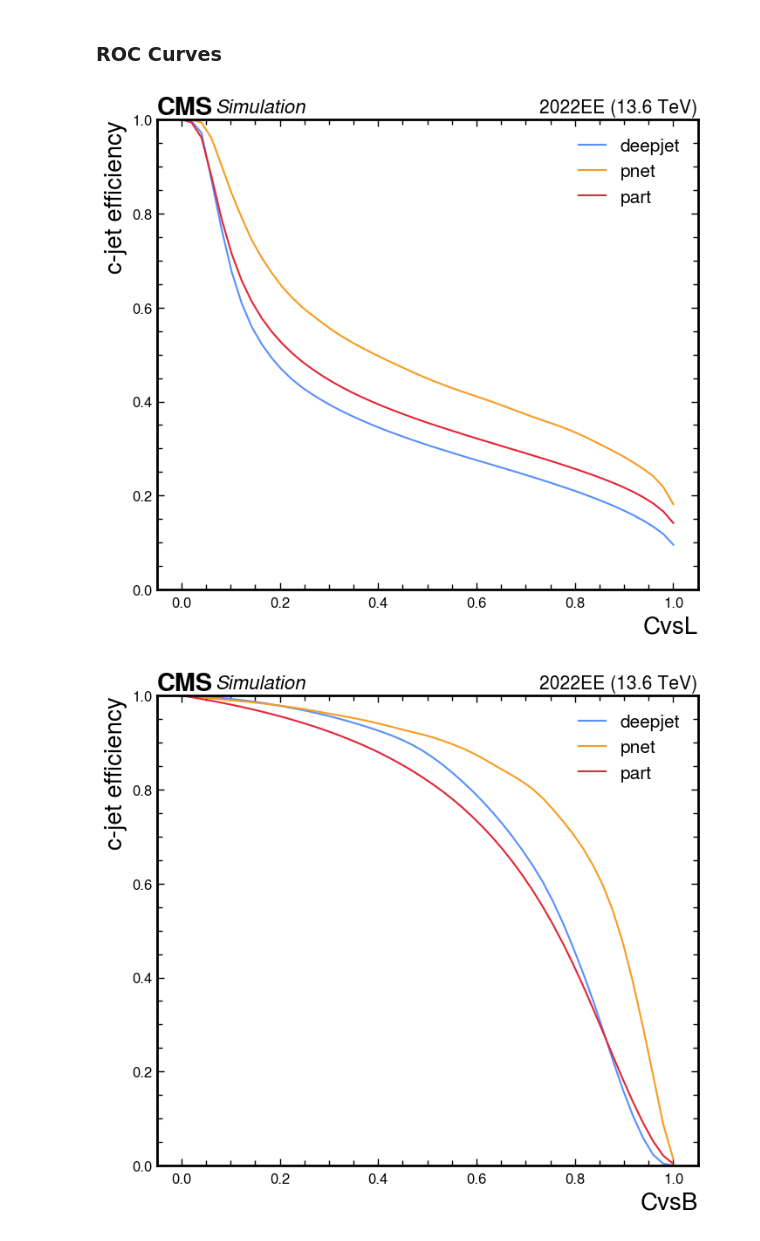
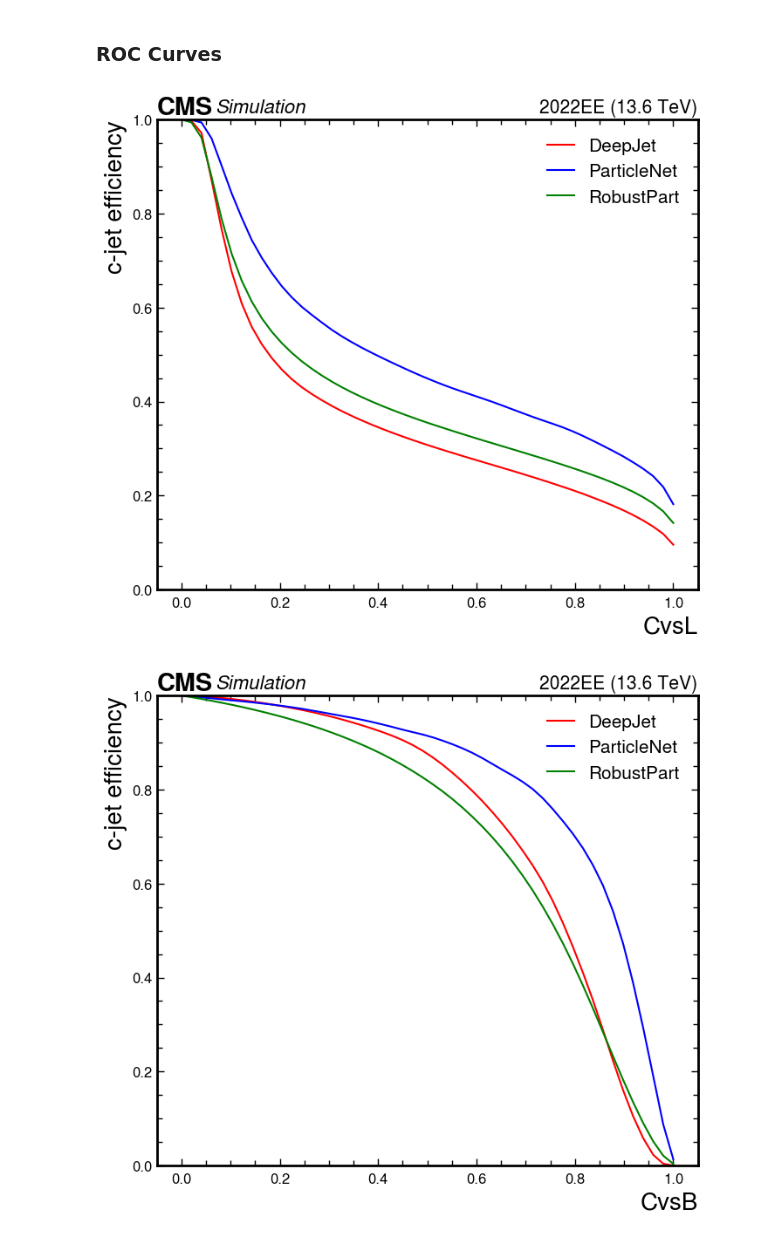
Before and after one commit to ua-cms/higgscharm, a Jupyter notebook: notebooks/taggers.ipynb, the cells around one changed output. Saved outputs shown, nothing was run; the diff lists cells and outputs as text; code cells hidden in the pictures.

```diff
--- a/notebooks/taggers.ipynb
+++ b/notebooks/taggers.ipynb
@@ -52,20 +76,6 @@ plt.rcParams.update(
 # %% [markdown]
 ### Distributions
 # %%
-linestyle_map = {"deepjet": "dotted", "pnet": "solid", "part": "dashed"}
-color_map = {
-    "b": "red",
-    "c": "blue",
-    "l": "green",
-}
-flavor_map = {
-    "b": "5",
-    "c": "4",
-    "l": "0"
-}
-legend_map = {
-
-}
 for axis in ["cvsl", "cvsb"]:
     fig, ax = plt.subplots(figsize=(8, 7))
     for tagger in taggers:
@@ -79,17 +89,16 @@ for axis in ["cvsl", "cvsb"]:
             )
     ax.legend(
         handles=[
-            mpatches.Patch(color="red", label="b"),
-            mpatches.Patch(color="blue", label="c"),
-            mpatches.Patch(color="green", label="udsg"),
-            Line2D([0], [0], color="k", lw=1, label="deepjet", linestyle="dotted"),
-            Line2D([0], [0], color="k", lw=1, label="pnet", linestyle="solid"),
-            Line2D([0], [0], color="k", lw=1, label="part", linestyle="dashed"),
+            mpatches.Patch(color="r", label="b"),
+            mpatches.Patch(color="b", label="c"),
+            mpatches.Patch(color="g", label="udsg"),
+            Line2D([0], [0], color="k", lw=1, label=tagger_map["deepjet"], linestyle="dotted"),
+            Line2D([0], [0], color="k", lw=1, label=tagger_map["pnet"], linestyle="solid"),
+            Line2D([0], [0], color="k", lw=1, label=tagger_map["part"], linestyle="dashed"),
         ],
         ncol=2,
         loc="upper right"
     )
-
     ax.set(ylabel="Normalized events")
     ylimit = ax.get_ylim()[-1]
     ax.set(ylim=(0, ylimit*1.2))
@@ -102,25 +111,21 @@ for axis in ["cvsl", "cvsb"]:
 # %% [markdown]
 ### ROC Curves
 # %%
-xlabel_map = {
-    "cvsl": "CvsL",
-    "cvsb": "CvsB"
-}
-for axis, xlabel in xlabel_map.items():
+for axis, xlabel in  xlabel_map.items():
     fig, ax = plt.subplots(figsize=(8, 7))
-    for label, h in taggers.items():
+    for color, (label, h) in zip(["r", "b", "g"], taggers.items()):
         values = h[{"flavor": "4"}].project(axis).values()
         roc = [
             np.sum(values[i:]) / np.sum(values)
             for i in range(len(values))
         ]
-        ax.plot(np.linspace(0, 1, 50), roc, label=label)
+        ax.plot(np.linspace(0, 1, 50), roc, color=color, label=tagger_map[label])
     ax.legend()
     ax.set_ylabel("c-jet efficiency")
     ax.set_xlabel(xlabel)
     ax.set_ylim(0, 1)
     hep.cms.lumitext("2022EE (13.6 TeV)", ax=ax)
     hep.cms.text("Simulation", loc=0, ax=ax);
 # %% [output]
-[figure, old version]
+[figure, new version]
-[figure, old version]
+[figure, new version]
```
Also changed, not shown: parts of 2 cells of this notebook.
